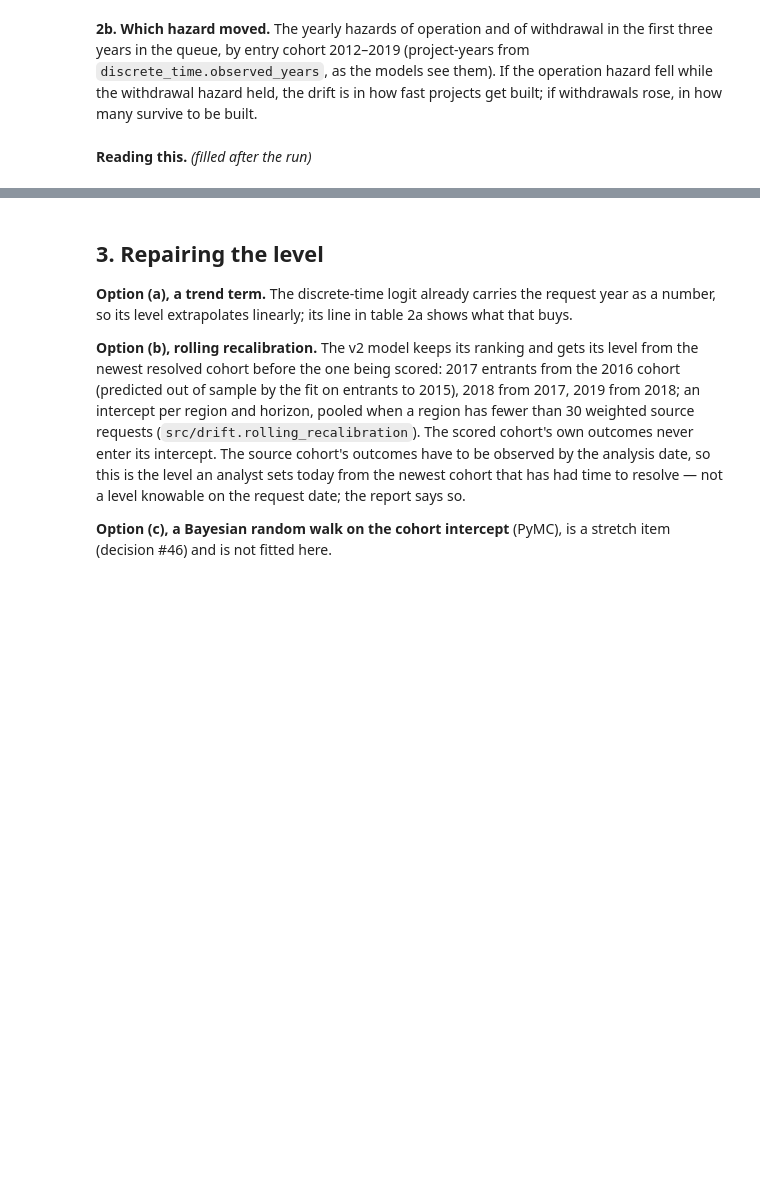
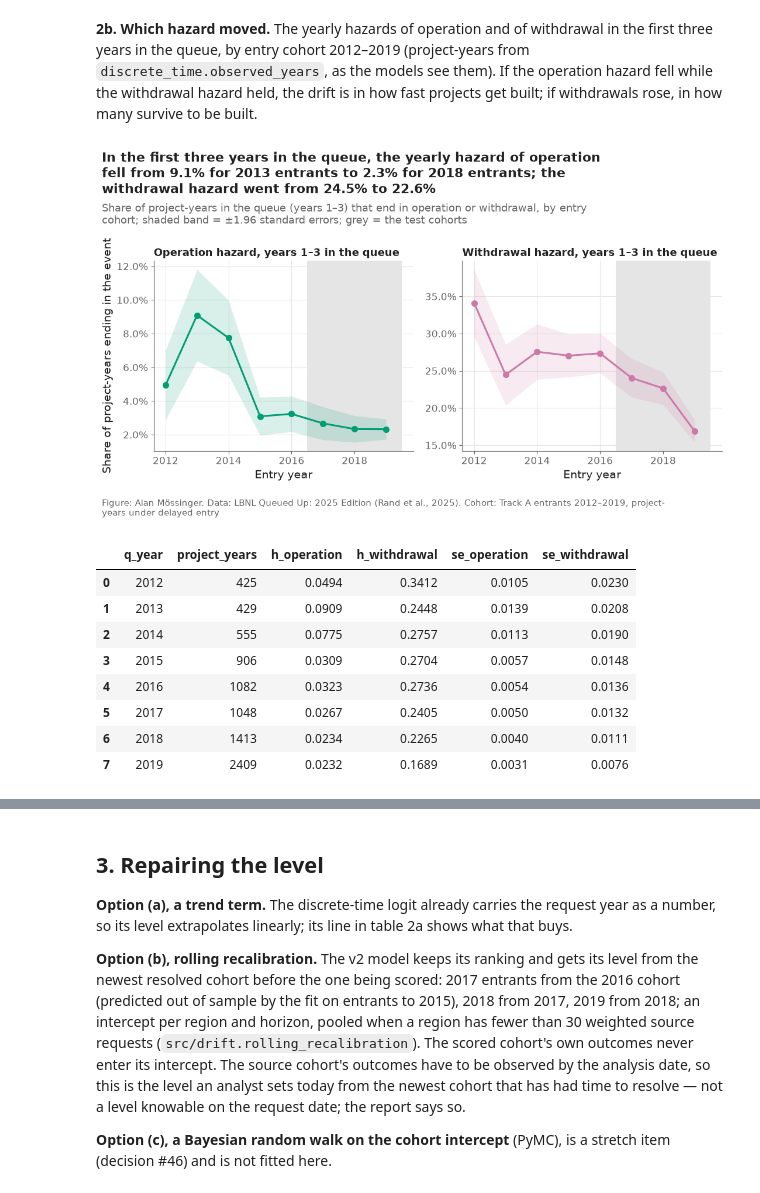
Before and after one commit to alanmossinger/Capstone, a Jupyter notebook: notebooks/12_level_repair.ipynb, the cells around one changed output, grey strips where cells are left out. Drawn from its saved outputs; the diff is of its cells as text; code cells hidden in the pictures; blank space fills up the shorter version.

```diff
--- a/notebooks/12_level_repair.ipynb
+++ b/notebooks/12_level_repair.ipynb
@@ -94,7 +96,8 @@ print(f"v2 model: {CHOSEN}; refit matches notebook 11 (max gap {refit_gap:.1e});
 # %%
 durations, events = test["duration_years"].to_numpy(), test["event"].to_numpy()
 years, regions = test["q_year"].to_numpy(), test["region"].astype(str).to_numpy()
-MODELS = {"baseline": "baseline", "fair_baseline": "fair_baseline", "v1 LightGBM": "v1 LightGBM", "v2": "chosen", LOGIT: LOGIT}
+V1 = "K0 LightGBM, yearly congestion"  # notebook 06's model, stored by notebook 11 under its candidate name
+MODELS = {"baseline": "baseline", "fair_baseline": "fair_baseline", "v1 LightGBM": V1, "v2": "chosen", LOGIT: LOGIT}
 preds = {h: {label: pred_v2[pred_v2["horizon"] == h].set_index("project_key").loc[test["project_key"].astype(str), column].to_numpy()
              for label, column in MODELS.items()} for h in config.HORIZONS}
 rows = []
@@ -126,34 +143,43 @@ by_year.round(3)
 # %%
 cohorts = track_a[track_a["q_year"].between(2012, 2019)]
 rows_c = discrete_time.observed_years(cohorts)
 rows_c["q_year"] = cohorts.loc[rows_c["project"], "q_year"].to_numpy()
 early = rows_c[rows_c["year_in_queue"] <= 3]
 haz = (early.groupby("q_year")["outcome"].agg(project_years="size", h_operation=lambda s: (s == 1).mean(),
                                                h_withdrawal=lambda s: (s == 2).mean()).reset_index())
 haz["se_operation"] = np.sqrt(haz["h_operation"] * (1 - haz["h_operation"]) / haz["project_years"])
 haz["se_withdrawal"] = np.sqrt(haz["h_withdrawal"] * (1 - haz["h_withdrawal"]) / haz["project_years"])
 haz.to_csv(paths.RESULTS / "drift_hazards_by_cohort.csv", index=False)
 
 fig, axes = plt.subplots(1, 2)
 for ax, cause, color in zip(axes, ["operation", "withdrawal"], [config.OUTCOME_COLORS["operation"], config.OUTCOME_COLORS["withdrawal"]]):
     h, se = haz[f"h_{cause}"], haz[f"se_{cause}"]
     ax.fill_between(haz["q_year"], (h - 1.96 * se).clip(lower=0), h + 1.96 * se, color=color, alpha=0.15, linewidth=0)
     ax.plot(haz["q_year"], h, color=color, marker="o")
     ax.axvspan(2016.5, 2019.5, color="#E5E5E5", zorder=0)
     ax.set_xlabel("Entry year")
-    ax.set_title(f"Yearly hazard of {cause}, years 1–3 in the queue")
+    ax.set_title(f"{cause.capitalize()} hazard, years 1–3 in the queue", fontsize=13)
     ax.yaxis.set_major_formatter(lambda y, _: f"{y:.1%}")
 axes[0].set_ylabel("Share of project-years ending in the event")
 h_op = haz.set_index("q_year")["h_operation"]
 h_wd = haz.set_index("q_year")["h_withdrawal"]
 plots.finish(fig,
-             f"In the first three years in the queue, the operation hazard fell from {h_op.loc[2016]:.1%} for 2016 entrants "
-             f"to {h_op.loc[2018]:.1%} for 2018 entrants, while the withdrawal hazard went from {h_wd.loc[2016]:.1%} to {h_wd.loc[2018]:.1%}",
+             f"In the first three years in the queue, the yearly hazard of operation fell from {h_op.loc[2013]:.1%} for 2013 entrants "
+             f"to {h_op.loc[2018]:.1%} for 2018 entrants; the withdrawal hazard went from {h_wd.loc[2013]:.1%} to {h_wd.loc[2018]:.1%}",
              "Share of project-years in the queue (years 1–3) that end in operation or withdrawal, by entry cohort; "
              "shaded band = ±1.96 standard errors; grey = the test cohorts",
              "Track A entrants 2012–2019, project-years under delayed entry")
 save(fig, "12_01_hazards_by_cohort", "Early-year hazards of operation and withdrawal by entry cohort, 2012–2019.")
 plt.show()
 haz.round(4)
+# %% [output]
+[figure, added]
+|  | q_year | project_years | h_operation | h_withdrawal | se_operation | se_withdrawal |
+| 0 | 2012 | 425 | 0.0494 | 0.3412 | 0.0105 | 0.0230 |
+| 1 | 2013 | 429 | 0.0909 | 0.2448 | 0.0139 | 0.0208 |
+| 2 | 2014 | 555 | 0.0775 | 0.2757 | 0.0113 | 0.0190 |
+| 3 | 2015 | 906 | 0.0309 | 0.2704 | 0.0057 | 0.0148 |
+| 4 | 2016 | 1082 | 0.0323 | 0.2736 | 0.0054 | 0.0136 |
+| 5 | 2017 | 1048 | 0.0267 | 0.2405 | 0.0050 | 0.0132 |
+| 6 | 2018 | 1413 | 0.0234 | 0.2265 | 0.0040 | 0.0111 |
+| 7 | 2019 | 2409 | 0.0232 | 0.1689 | 0.0031 | 0.0076 |
-# %% [markdown]
-**Reading this.** *(filled after the run)*
```
Also changed, not shown: parts of 19 cells of this notebook, 37 other files.
